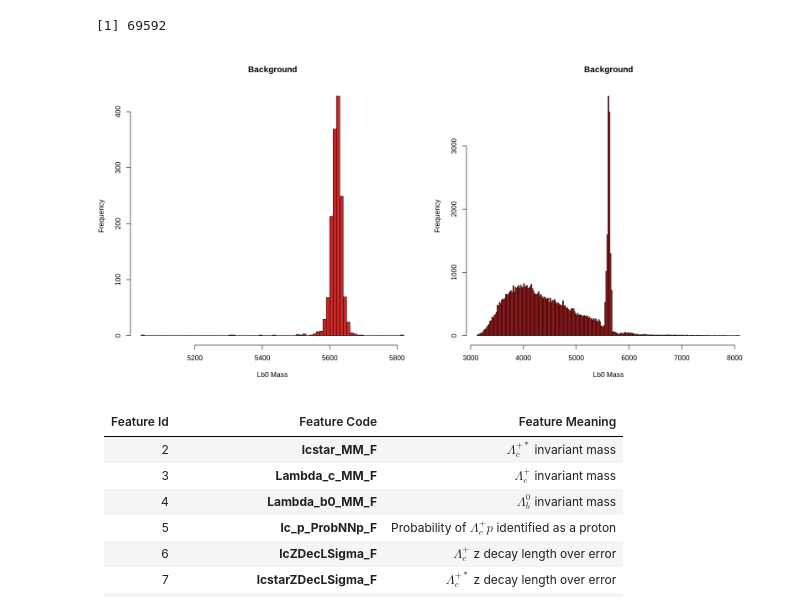
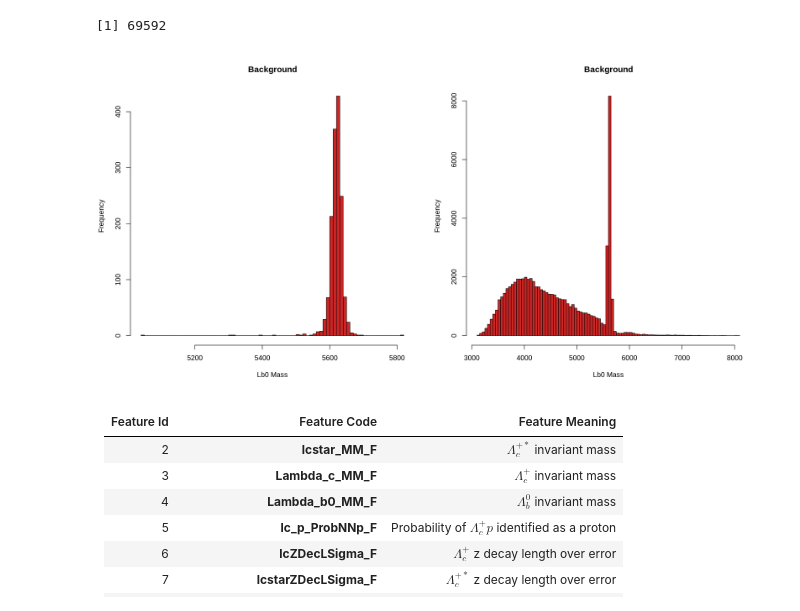
Before and after one commit to mastrovalentz/Adv_Stat_Final_Project, a Jupyter notebook: Tuner_Rocco.ipynb, the cells around one changed output. Cells and saved outputs as stored; diff of their text form; code cells hidden in the pictures.

```diff
--- a/Tuner_Rocco.ipynb
+++ b/Tuner_Rocco.ipynb
@@ -125,11 +71,11 @@ length(data.cutted.lhcb$Lambda_b0_MM_F)
 # %%
 par(mfrow=c(1,2))
 options(repr.plot.width=16, repr.plot.height=8, repr.plot.res=150)
 hist(data.cutted.sig$Lambda_b0_MM_F, breaks=100, col="firebrick3", xlab="Lb0 Mass", main="Background")
 #hist(data.cutted.sig$Lambda_b0_MM_F, breaks=100, col="firebrick3", xlab="Lb0 Mass", main="Signal")
-hist(data.cutted.lhcb$Lambda_b0_MM_F, breaks=200, col="firebrick3", xlab="Lb0 Mass", main="Background")
+hist(data.cutted.lhcb$Lambda_b0_MM_F, breaks=100, col="firebrick3", xlab="Lb0 Mass", main="Background")
 # %% [output]
-[figure, old version]
+[figure, new version]
 # %% [markdown]
 | Feature Id | Feature Code                      | Feature Meaning                                      |
 | :-:        | :-:                               | :-:                                                  |
```
Also changed, not shown: parts of 13 cells of this notebook.
